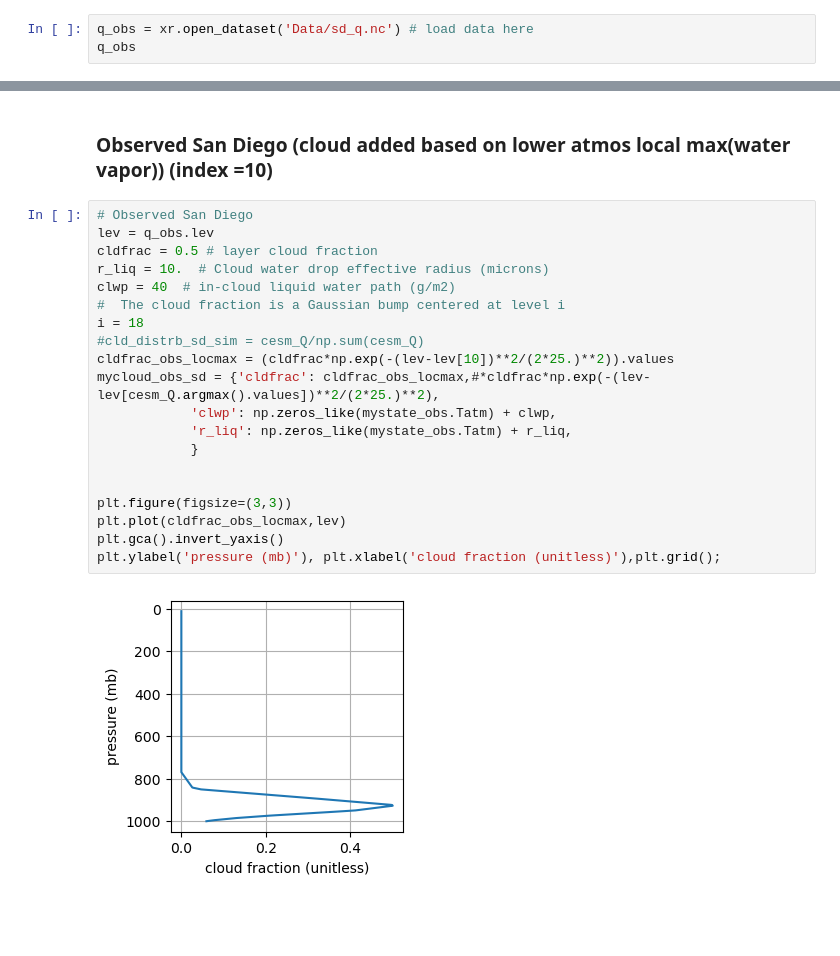
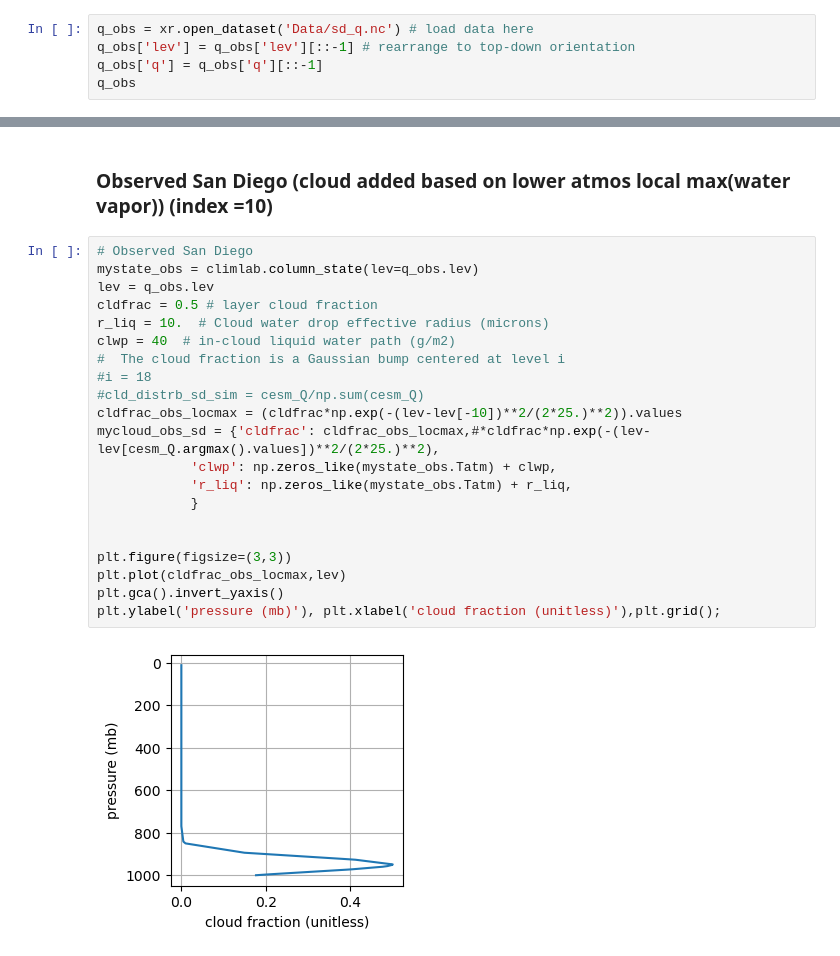
Before and after one commit to PappuP/RRTMG_ATMS511, a Jupyter notebook: RRTMG_InClass_Full.ipynb, the cells around one changed output, grey strips where cells are left out. Saved outputs shown, nothing was run; the diff lists cells and outputs as text; blank space fills up the shorter version.

```diff
--- a/RRTMG_InClass_Full.ipynb
+++ b/RRTMG_InClass_Full.ipynb
@@ -104,6 +104,8 @@ We are gonna check out San Diego and compare it with simulation data.
 data brought to you by NKX San Diego.
 # %%
 q_obs = xr.open_dataset('Data/sd_q.nc') # load data here
+q_obs['lev'] = q_obs['lev'][::-1] # rearrange to top-down orientation
+q_obs['q'] = q_obs['q'][::-1]
 q_obs
 # %% [output]
 <xarray.Dataset>
@@ -235,24 +237,25 @@ Check out the same location with a cloud added.
 ### Observed San Diego (cloud added based on lower atmos local max(water vapor)) (index =10)
 # %%
 # Observed San Diego
+mystate_obs = climlab.column_state(lev=q_obs.lev)
 lev = q_obs.lev
 cldfrac = 0.5 # layer cloud fraction
 r_liq = 10.  # Cloud water drop effective radius (microns)
 clwp = 40  # in-cloud liquid water path (g/m2)
 #  The cloud fraction is a Gaussian bump centered at level i
-i = 18
+#i = 18
 #cld_distrb_sd_sim = cesm_Q/np.sum(cesm_Q)
-cldfrac_obs_locmax = (cldfrac*np.exp(-(lev-lev[10])**2/(2*25.)**2)).values
+cldfrac_obs_locmax = (cldfrac*np.exp(-(lev-lev[-10])**2/(2*25.)**2)).values
 mycloud_obs_sd = {'cldfrac': cldfrac_obs_locmax,#*cldfrac*np.exp(-(lev-lev[cesm_Q.argmax().values])**2/(2*25.)**2),
             'clwp': np.zeros_like(mystate_obs.Tatm) + clwp,
             'r_liq': np.zeros_like(mystate_obs.Tatm) + r_liq,
             }
 
 
 plt.figure(figsize=(3,3))
 plt.plot(cldfrac_obs_locmax,lev)
 plt.gca().invert_yaxis()
 plt.ylabel('pressure (mb)'), plt.xlabel('cloud fraction (unitless)'),plt.grid();
 # %% [output]
-[figure, old version]
+[figure, new version]
 # %%
```
Also changed, not shown: parts of 3 cells of this notebook.
